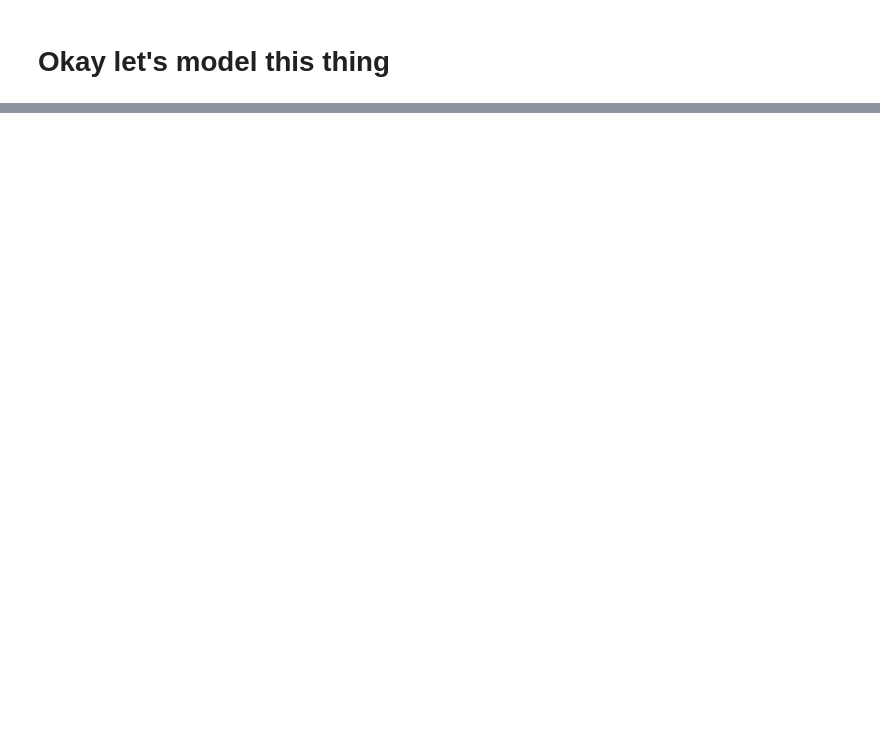
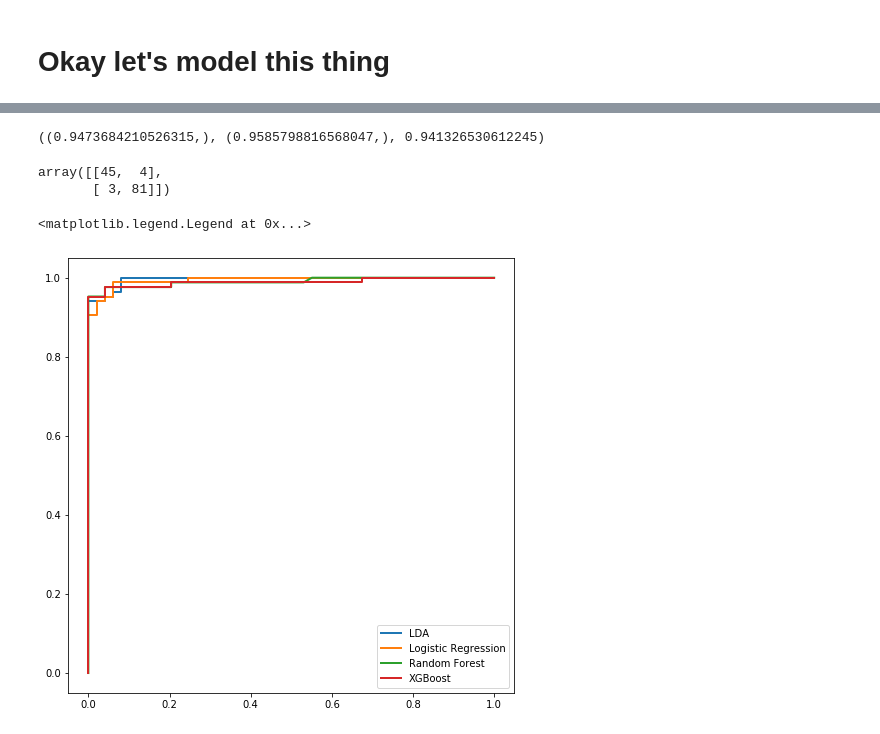
Before and after one commit to craobhruadh/BreastCancerDetection, a Jupyter notebook: Breast Cancer Detection.ipynb, the cells around one changed output, grey strips where cells are left out. Cells and saved outputs as stored; diff of their text form; code cells hidden in the pictures; blank space fills up the shorter version.

```diff
--- a/Breast Cancer Detection.ipynb
+++ b/Breast Cancer Detection.ipynb
@@ -239,5 +280,7 @@ Elapsed Time:  0.19408202171325684
 # %%
 y_pred_xgb = xgb_model.predict(d_test)
+y_pred_xgb_proba = y_pred_xgb
+y_pred_xgb = y_pred_xgb.round()
 
 y_pred_xgb
 # %% [output]
@@ -275,0 +367,53 @@ AttributeError: 'Booster' object has no attribute 'fe'
+# %%
+from sklearn.discriminant_analysis import LinearDiscriminantAnalysis
+
+LDA_model = LinearDiscriminantAnalysis()
+
+
+LDA_model.fit(X_train, y_train)
+y_pred_LDA = LDA_model.predict(X_test)
+y_pred_proba_LDA = LDA_model.predict_proba(X_test)
+
+
+accuracy = accuracy_score(y_test, y_pred_LDA),
+f1 = f1_score(y_test, y_pred_LDA),
+roc_auc = roc_auc_score(y_test, y_pred_LDA)
+
+accuracy, f1, roc_auc
+# %% [output]
+((0.9473684210526315,), (0.9585798816568047,), 0.941326530612245)
+# %%
+confusion_matrix(y_test, y_pred_LDA)
+# %% [output]
+array([[45,  4],
+       [ 3, 81]])
+# %%
+# Modified from code from fellow Insight...fellow Alexandro Ramirez
+from sklearn.metrics import roc_curve, auc, roc_auc_score
+
+#lw=2
+plt.figure(figsize = (8, 8))
+
+name='LDA'
+fpr, tpr, thresholds = roc_curve(y_test, y_pred_proba_LDA[:,1], pos_label =1)
+roc_auc = auc(fpr, tpr)
+plt.plot(fpr, tpr,lw=lw,label= name)
+
+name='Logistic Regression'
+fpr, tpr, thresholds = roc_curve(y_test, y_pred_proba_logistic[:,1], pos_label = 1)
+roc_auc = auc(fpr, tpr)
+plt.plot(fpr, tpr,lw=lw,label= name)
+
+name='Random Forest'
+fpr, tpr, thresholds = roc_curve(y_test, y_pred_proba_RF[:,1], pos_label = 1)
+roc_auc = auc(fpr, tpr)
+plt.plot(fpr, tpr,lw=lw,label= name )
+
+name='XGBoost'
+fpr, tpr, thresholds = roc_curve(y_test, y_pred_xgb_proba, pos_label = 1)
+roc_auc = auc(fpr, tpr)
+plt.plot(fpr, tpr,lw=lw,label= name )
+plt.legend()
+# %% [output]
+<matplotlib.legend.Legend at 0x...>
+[figure, added]
```
Also changed, not shown: parts of 25 cells of this notebook.
